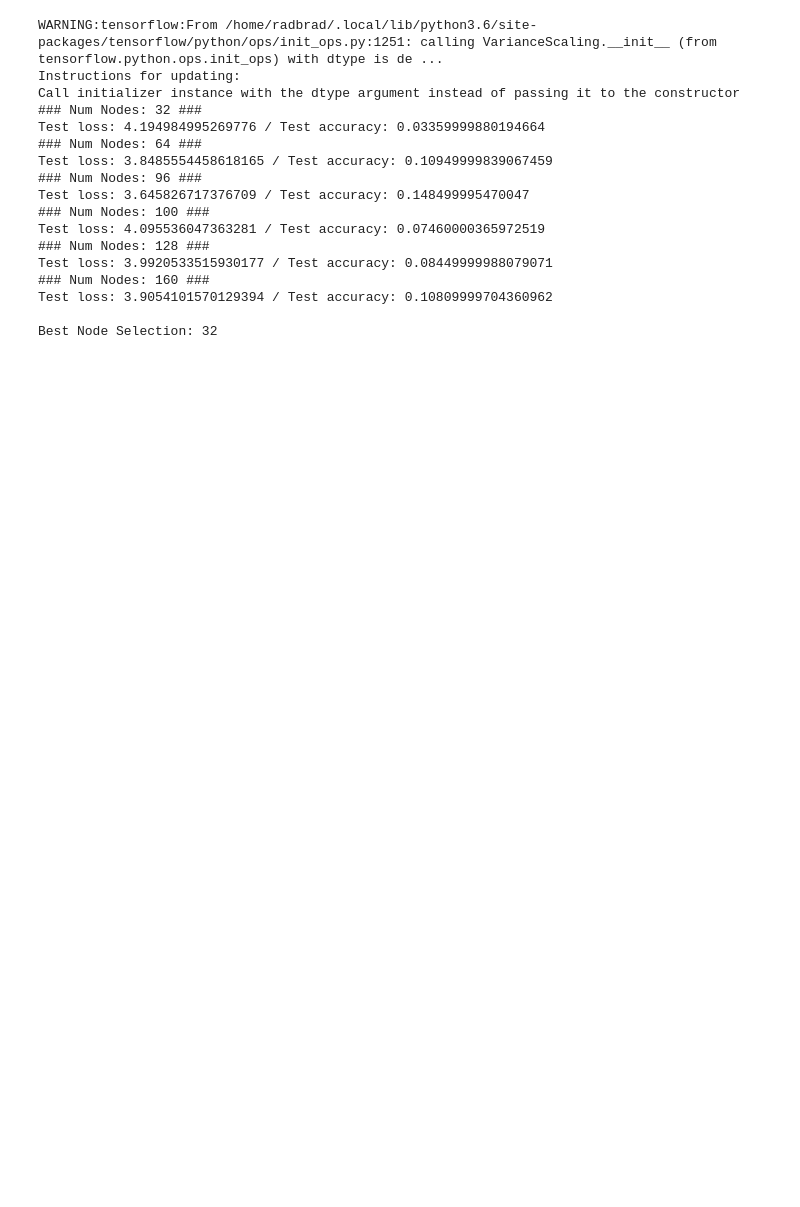
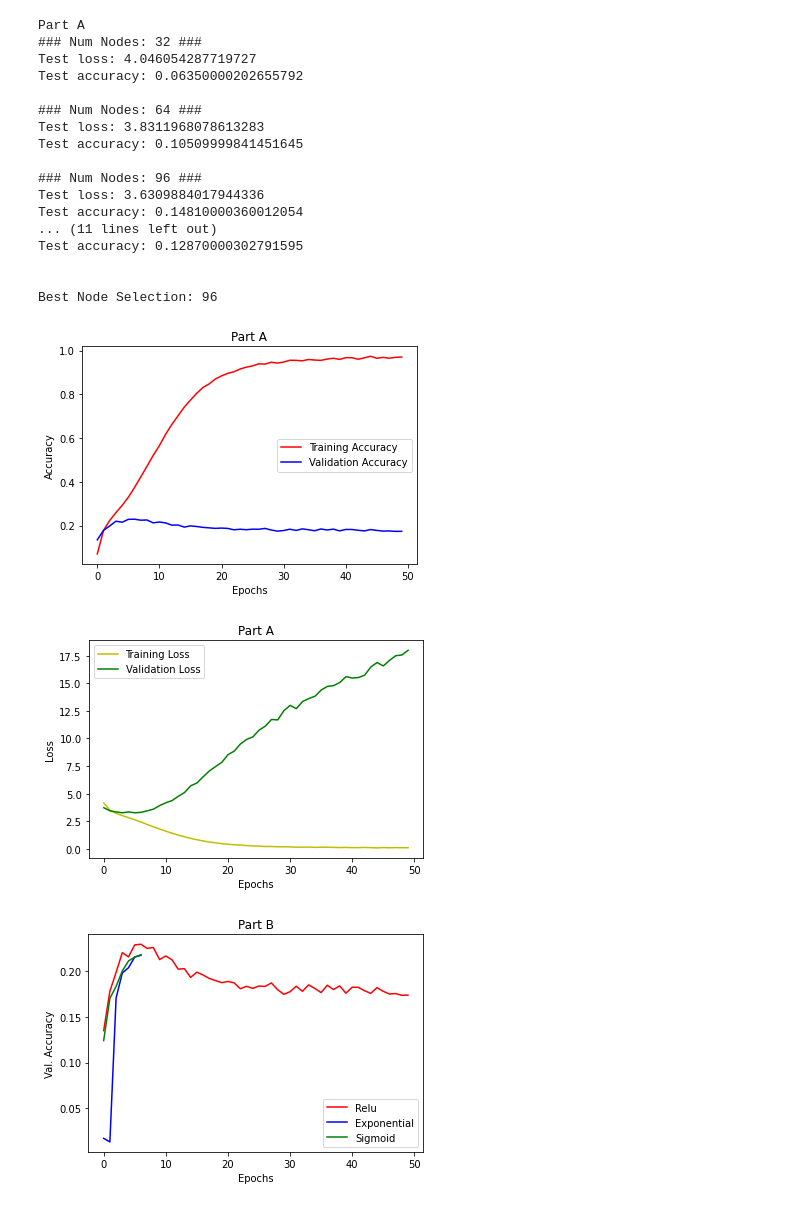
Before and after one commit to pageian/CSCI-3151, a Jupyter notebook: Assignments/A4/Part2.ipynb, the cells around one changed output. Cells and saved outputs as stored; diff of their text form; code cells hidden in the pictures; blank space fills up the shorter version.

Commit message:
Part 3 complete

```diff
--- a/Assignments/A4/Part2.ipynb
+++ b/Assignments/A4/Part2.ipynb
@@ -37,6 +37,7 @@ if "__main__" == __name__:
     X_train = X_train / 255
     X_test = X_test / 255
 
+    print('Part A')
     num_nodes_results = []
     for i in num_nodes:
         # Create the model
@@ -63,11 +64,12 @@ if "__main__" == __name__:
         # Generate generalization metrics
 
         score = model.evaluate(X_test, y_test, verbose=0)
-        num_nodes_results.append(score)
+        num_nodes_results.append(score[1])
         print("### Num Nodes: " + str(i) + " ###")
-        print(f'Test loss: {score[0]} / Test accuracy: {score[1]}')
+        print(f'Test loss: {score[0]}')
+        print(f'Test accuracy: {score[1]}\n')
 
-    best_node_num = num_nodes[num_nodes_results[1].index(max(num_nodes_results[1]))]
+    best_node_num = num_nodes[num_nodes_results.index(max(num_nodes_results))]
     print("\nBest Node Selection: " + str(best_node_num))
 
 
@@ -98,6 +100,7 @@ if "__main__" == __name__:
     val_acc = history_relu.history['val_acc']
     plt.plot(range(len(acc)), acc,'r',label='Training Accuracy')
     plt.plot(range(len(val_acc)), val_acc, 'b', label='Validation Accuracy')
+    plt.title('Part A')
     plt.xlabel('Epochs')
     plt.ylabel('Accuracy')
     plt.legend()
@@ -108,6 +111,7 @@ if "__main__" == __name__:
     val_loss = history_relu.history['val_loss']
     plt.plot(range(len(loss)), loss,'y',label='Training Loss')
     plt.plot(range(len(val_loss)), val_loss, 'g', label='Validation Loss')
+    plt.title('Part A')
     plt.xlabel('Epochs')
     plt.ylabel('Loss')
     plt.legend()
@@ -118,7 +122,6 @@ if "__main__" == __name__:
     # Exponential activation
     # Use most ideal epoch
     # Create the model
-    print("### Exponential ###")
     model_exp = Sequential()
     model_exp.add(Conv2D(32, kernel_size=(3, 3), activation='relu', input_shape=input_shape))
     model_exp.add(Flatten())
@@ -143,7 +146,6 @@ if "__main__" == __name__:
     # Sigmoid activation
     # Use most ideal epoch
     # Create the model
-    print("### Sigmoid ###")
     model_sigmoid = Sequential()
     model_sigmoid.add(Conv2D(32, kernel_size=(3, 3), activation='relu', input_shape=input_shape))
     model_sigmoid.add(Flatten())
@@ -171,46 +173,51 @@ if "__main__" == __name__:
     plt.plot(range(len(relu_acc)), relu_acc,'r',label='Relu')
     plt.plot(range(len(exp_acc)), exp_acc, 'b', label='Exponential')
     plt.plot(range(len(sigmoid_acc)), sigmoid_acc, 'g', label='Sigmoid')
+    plt.title('Part B')
     plt.xlabel('Epochs')
     plt.ylabel('Val. Accuracy')
     plt.legend()
     plt.show()
 
     max_relu_acc = max(history_relu.history['val_acc'])
     max_exp_acc = max(history_exp.history['val_acc'])
     max_sigmoid_acc = max(history_sigmoid.history['val_acc'])
 
     fin_pred = []
     if(max_relu_acc >= max_exp_acc and max_relu_acc >= max_sigmoid_acc):
             fin_pred = pred_relu
     elif(max_exp_acc >= max_relu_acc and max_exp_acc >= max_sigmoid_acc):
             fin_pred = pred_exp
     else:
             fin_pred = pred_sigmoid
 
     cm = confusion_matrix(y_test, fin_pred)
     cm = cm.astype('float') / cm.sum(axis=1)[:, np.newaxis]
     class_acc = cm.diagonal()
 
     max_acc = class_acc.argmax(axis=0)
     min_acc = class_acc.argmin(axis=0)
-    print("Max Accuracy class #: " + str(max_acc) + " - " + str(class_acc[max_acc]))
-    print("Min Accuracy class #: " + str(min_acc) + " - " + str(class_acc[min_acc]))
+    print('Part C')
+    print("Max Accuracy class #: " + str(max_acc) + " - " + str(class_acc[max_acc]) * 100) + "%"
+    print("Min Accuracy class #: " + str(min_acc) + " - " + str(class_acc[min_acc]) * 100) + "%"
 # %% [output]
-WARNING:tensorflow:From /home/radbrad/.local/lib/python3.6/site-packages/tensorflow/python/ops/init_ops.py:1251: calling VarianceScaling.__init__ (from tensorflow.python.ops.init_ops) with dtype is de ...
-Instructions for updating:
-Call initializer instance with the dtype argument instead of passing it to the constructor
+Part A
 ### Num Nodes: 32 ###
-Test loss: 4.194984995269776 / Test accuracy: 0.03359999880194664
+Test loss: 4.046054287719727
+Test accuracy: 0.06350000202655792
+
 ### Num Nodes: 64 ###
-Test loss: 3.8485554458618165 / Test accuracy: 0.10949999839067459
+Test loss: 3.8311968078613283
+Test accuracy: 0.10509999841451645
+
 ### Num Nodes: 96 ###
-Test loss: 3.645826717376709 / Test accuracy: 0.148499995470047
-### Num Nodes: 100 ###
-Test loss: 4.095536047363281 / Test accuracy: 0.07460000365972519
-### Num Nodes: 128 ###
-Test loss: 3.9920533515930177 / Test accuracy: 0.08449999988079071
-### Num Nodes: 160 ###
-Test loss: 3.9054101570129394 / Test accuracy: 0.10809999704360962
+Test loss: 3.6309884017944336
+Test accuracy: 0.14810000360012054
+... (11 lines left out)
+Test accuracy: 0.12870000302791595
 
-Best Node Selection: 32
+
+Best Node Selection: 96
+[figure, added]
+[figure, added]
+[figure, added]
```
Also changed, not shown: parts of 1 cell of this notebook, 4 other files.
